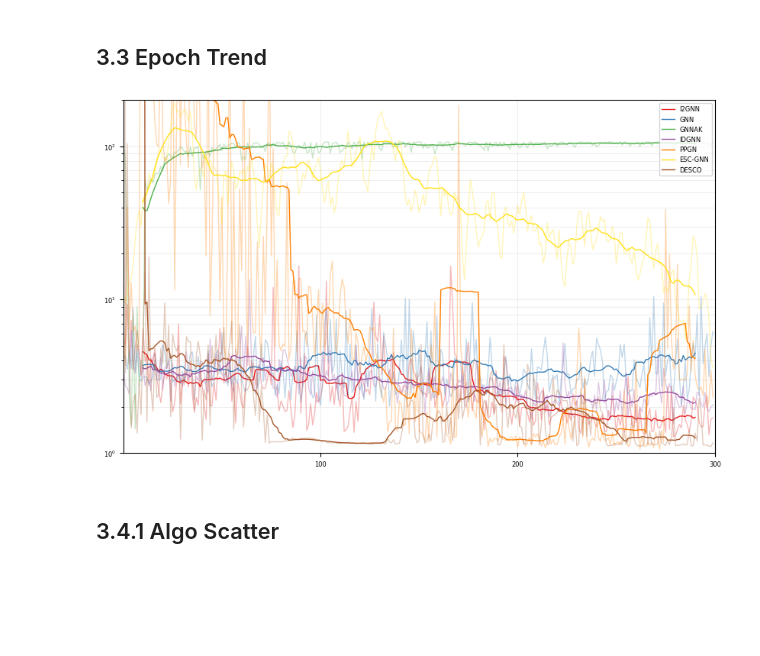
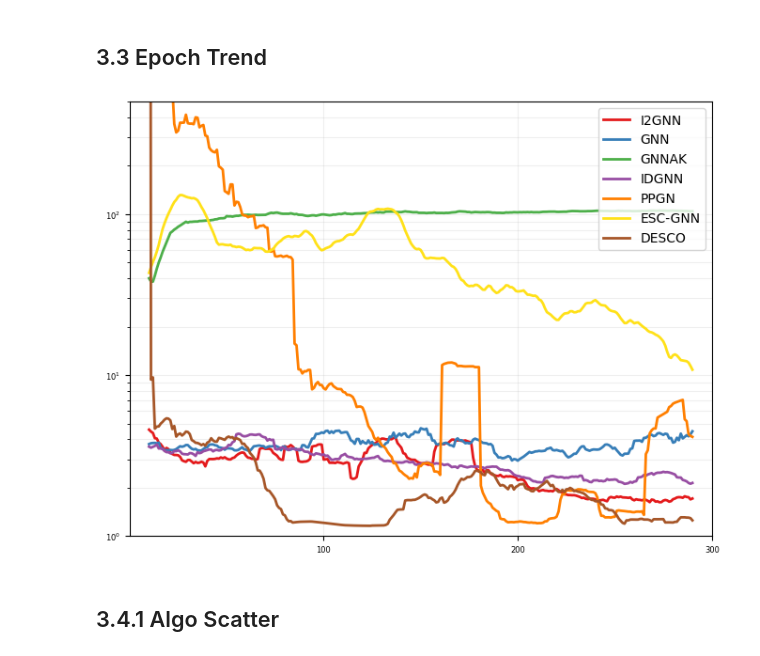
Before and after one commit to zxj0302/MLSC, a Jupyter notebook: painter.ipynb, the cells around one changed output. Cells and saved outputs as stored; diff of their text form; code cells hidden in the pictures; blank space fills up the shorter version.

```diff
--- a/painter.ipynb
+++ b/painter.ipynb
@@ -503,10 +503,32 @@ for i, (target, ax) in enumerate(zip(selected_targets, axes)):
     ax.grid(False)
 
     # Twin axes for MAE and Ground Truth
-    ax2 = ax.twinx()
-    ax2.set_yscale('log')
+    # ax2 = ax.twinx()
+    # ax2.set_yscale('log')
 
-    mae_line = ax2.plot(
+    # mae_line = ax2.plot(
+    #     range(len(algs)),
+    #     mae_data,
+    #     color='#FFCC99',
+    #     marker='s',
+    #     linewidth=3,
+    #     markersize=6,
+    #     alpha=0.7,
+    #     label='MAE'  # Temporarily adding label
+    # )[0]
+
+    # gt_line = ax2.plot(
+    #     range(len(algs)),
+    #     gt_data,
+    #     color='#66CC66',
+    #     marker='o',
+    #     linewidth=2,
+    #     markersize=6,
+    #     alpha=0.7,
+    #     label='Avg. Ground Truth'  # Temporarily adding label
+    # )[0]
+
+    mae_line = ax.plot(
         range(len(algs)),
         mae_data,
         color='#FFCC99',
@@ -517,7 +539,7 @@ for i, (target, ax) in enumerate(zip(selected_targets, axes)):
         label='MAE'  # Temporarily adding label
     )[0]
 
-    gt_line = ax2.plot(
+    gt_line = ax.plot(
         range(len(algs)),
         gt_data,
         color='#66CC66',
@@ -544,12 +566,12 @@ for i, (target, ax) in enumerate(zip(selected_targets, axes)):
     # ax.set_title(f'Target {target}', fontsize=14)
     # ax.set_xlabel('Algorithms', fontsize=12)
     # ax.set_ylabel('Q-Error', fontsize=12)
-    ax2.set_ylabel('MAE / Ground Truth', fontsize=12)
+    # ax2.set_ylabel('MAE / Ground Truth', fontsize=12)
 
     # Set x-ticks
     ax.set_xticks(range(len(algs)))
     ax.set_xticklabels(algs, fontsize=6, ha='center')
-    ax2.yaxis.set_visible(False)
+    # ax2.yaxis.set_visible(False)
 
 # Define legend handles (only once)
 handles = [
@@ -1950,7 +2021,7 @@ def smooth_data(df, window=20):
     return df.rolling(window=window, center=True).mean()
 
 def plot_metric(df, metric_name, smoothed_df):
-    plt.figure(figsize=(10, 6))
+    plt.figure(figsize=(8, 6))
     # sns.set_style("whitegrid")
 
     # Define a more distinguishable color palette
@@ -1958,8 +2029,8 @@ def plot_metric(df, metric_name, smoothed_df):
 
     for idx, column in enumerate(df.columns):
         color = colors[idx % len(colors)]
-        plt.plot(df.index, df[column], color=color, linewidth=1, alpha=0.3)
-        plt.plot(smoothed_df.index, smoothed_df[column], color=color, linewidth=1, label=column)
+        # plt.plot(df.index, df[column], color=color, linewidth=1, alpha=0.3)
+        plt.plot(smoothed_df.index, smoothed_df[column], color=color, linewidth=2, label=column)
 
     title = f'{metric_name} Over Epochs for Target 11 (Smoothed)'
     if 'ESC-GNN' in df.columns:
@@ -1972,36 +2043,36 @@ def plot_metric(df, metric_name, smoothed_df):
 
     # Adjust y-axis limits to include all data except DESCO
     # df_without_desco = df.drop('DESCO', axis=1, errors='ignore')
     # plt.ylim(df_without_desco.min().min() * 0.9, df_without_desco.max().max() * 1.1)
-    plt.ylim(1, 200)
+    plt.ylim(1, 500)
 
     plt.xticks([100, 200, 300], fontsize=6)
     plt.yticks(fontsize=6)
 
-    plt.legend(fontsize=6, loc='upper right')
+    plt.legend(fontsize=10, loc='upper right')
 
     plt.grid(True, which="both", ls="-", alpha=0.2)
     # plt.grid(False)
     # plt.tight_layout()
     plt.savefig(f'plots/final/qerror_trend_t11.pdf', bbox_inches='tight')
     plt.show()
 
 # File path
 file_path = '/home/zxj/Dev/MLSC/output/graph_error_per_epoch.json'
 
 # Inspect and clean data
 cleaned_data = inspect_and_clean_data(file_path)
 
 # Prepare DataFrames
 df_qerror = prepare_dataframe(cleaned_data, 'q_error')
 
 # Smooth data
 smoothed_df_qerror = smooth_data(df_qerror)
 
 # Plot Q-Error
 plot_metric(df_qerror, 'Q-Error', smoothed_df_qerror)
 # %% [output]
-[figure, old version]
+[figure, new version]
 # %% [markdown]
 ## 3.4.1 Algo Scatter
 # %% [raw]
```
Also changed, not shown: parts of 5 cells of this notebook.
